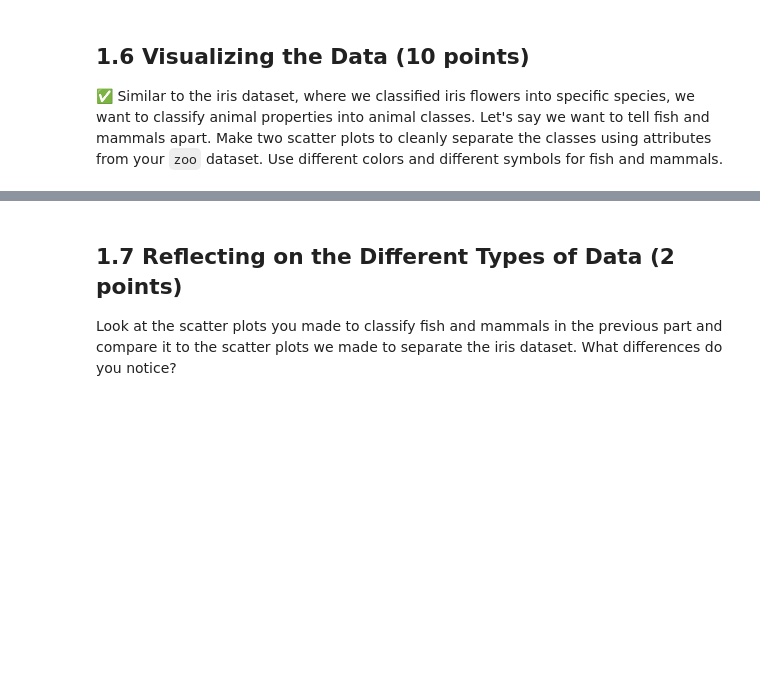
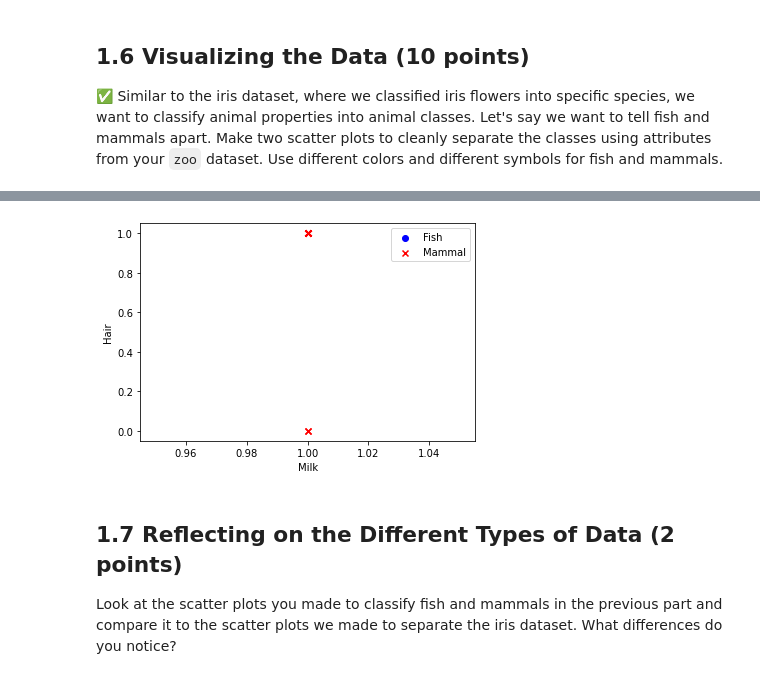
Before and after one commit to LucasReath/cmse202-s23-turnin, a Jupyter notebook: HW-02_PandasAndObjects-STUDENT.ipynb, the cells around one changed output, grey strips where cells are left out. Drawn from its saved outputs; the diff is of its cells as text; code cells hidden in the pictures; blank space fills up the shorter version.

```diff
--- a/HW-02_PandasAndObjects-STUDENT.ipynb
+++ b/HW-02_PandasAndObjects-STUDENT.ipynb
@@ -96,3 +143,14 @@ Look back in the PCA/ICA and see how we used `groupby` to find the number of Iri
+# %%
+plt.scatter(fish_df['milk'], fish_df['hair'], c='blue', marker='o', label='Fish')
+plt.scatter(mammal_df['milk'], mammal_df['hair'], c='red', marker='x', label='Mammal')
+
+plt.xlabel('Milk')
+plt.ylabel('Hair')
+plt.legend()
+
+plt.show()
+# %% [output]
+[figure, added]
 # %% [markdown]
 ## 1.7 Reflecting on the Different Types of Data (2 points)
 
```
Also changed, not shown: parts of 9 cells of this notebook.
